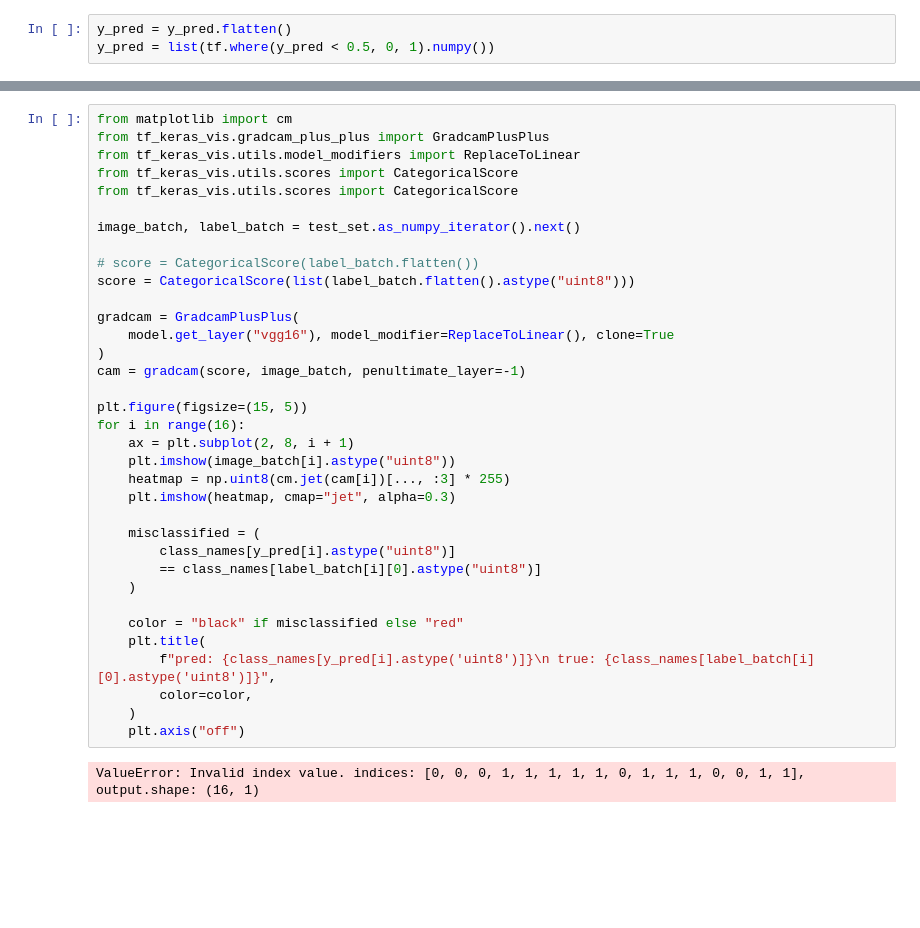
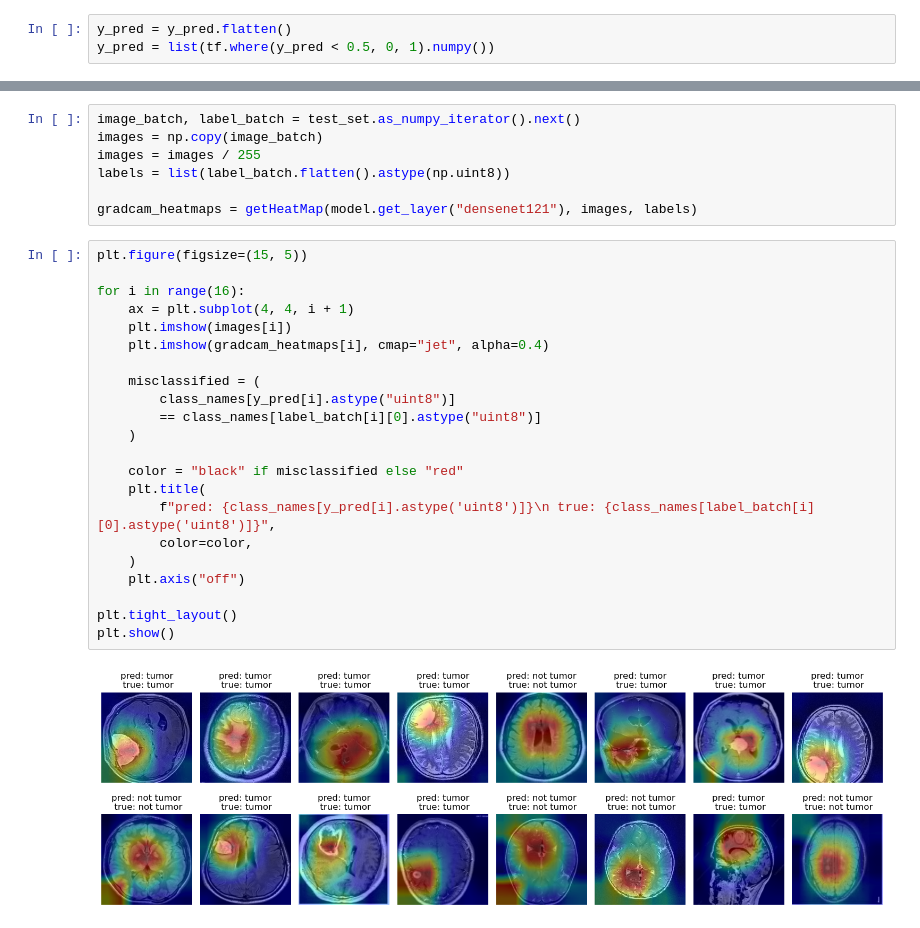
Before and after one commit to lorenzo-querol/medical-image-classification, a Jupyter notebook: process_results.ipynb, the cells around one changed output, grey strips where cells are left out. Saved outputs shown, nothing was run; the diff lists cells and outputs as text; blank space fills up the shorter version.

```diff
--- a/process_results.ipynb
+++ b/process_results.ipynb
@@ -129,37 +91,31 @@ plt.show()
+# %%
+image_batch, label_batch = test_set.as_numpy_iterator().next()
+images = np.copy(image_batch)
+images = images / 255
+labels = list(label_batch.flatten().astype(np.uint8))
+
+gradcam_heatmaps = getHeatMap(model.get_layer("densenet121"), images, labels)
 # %%
-from matplotlib import cm
-from tf_keras_vis.gradcam_plus_plus import GradcamPlusPlus
-from tf_keras_vis.utils.model_modifiers import ReplaceToLinear
-from tf_keras_vis.utils.scores import CategoricalScore
-from tf_keras_vis.utils.scores import CategoricalScore
+plt.figure(figsize=(15, 5))
 
-image_batch, label_batch = test_set.as_numpy_iterator().next()
-
-# score = CategoricalScore(label_batch.flatten())
-score = CategoricalScore(list(label_batch.flatten().astype("uint8")))
-
-gradcam = GradcamPlusPlus(
-    model.get_layer("vgg16"), model_modifier=ReplaceToLinear(), clone=True
-)
-cam = gradcam(score, image_batch, penultimate_layer=-1)
-
-plt.figure(figsize=(15, 5))
 for i in range(16):
-    ax = plt.subplot(2, 8, i + 1)
-    plt.imshow(image_batch[i].astype("uint8"))
-    heatmap = np.uint8(cm.jet(cam[i])[..., :3] * 255)
-    plt.imshow(heatmap, cmap="jet", alpha=0.3)
+    ax = plt.subplot(4, 4, i + 1)
+    plt.imshow(images[i])
+    plt.imshow(gradcam_heatmaps[i], cmap="jet", alpha=0.4)
 
     misclassified = (
         class_names[y_pred[i].astype("uint8")]
         == class_names[label_batch[i][0].astype("uint8")]
     )
 
     color = "black" if misclassified else "red"
     plt.title(
         f"pred: {class_names[y_pred[i].astype('uint8')]}\n true: {class_names[label_batch[i][0].astype('uint8')]}",
         color=color,
     )
     plt.axis("off")
+
+plt.tight_layout()
+plt.show()
 # %% [output]
-ValueError: Invalid index value. indices: [0, 0, 0, 1, 1, 1, 1, 1, 0, 1, 1, 1, 0, 0, 1, 1], output.shape: (16, 1)
+[figure, added]
```
Also changed, not shown: parts of 8 cells of this notebook, 45 other files.
